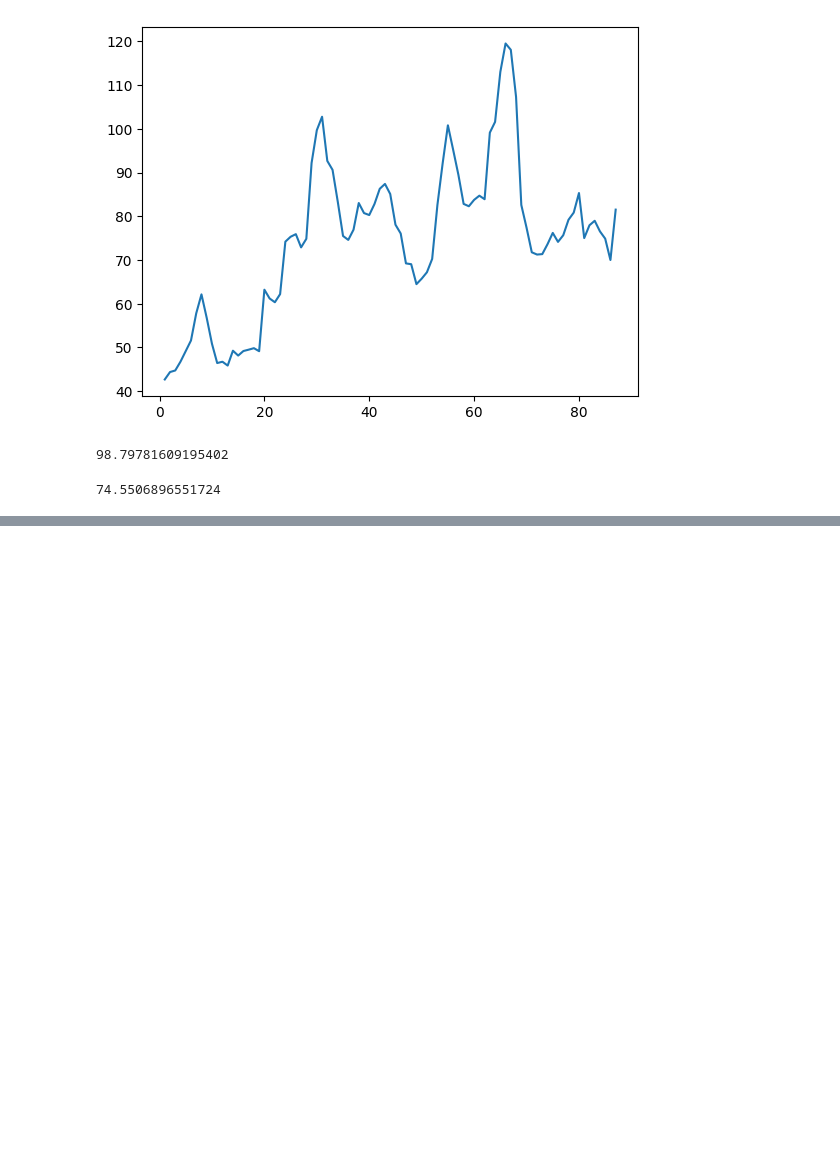
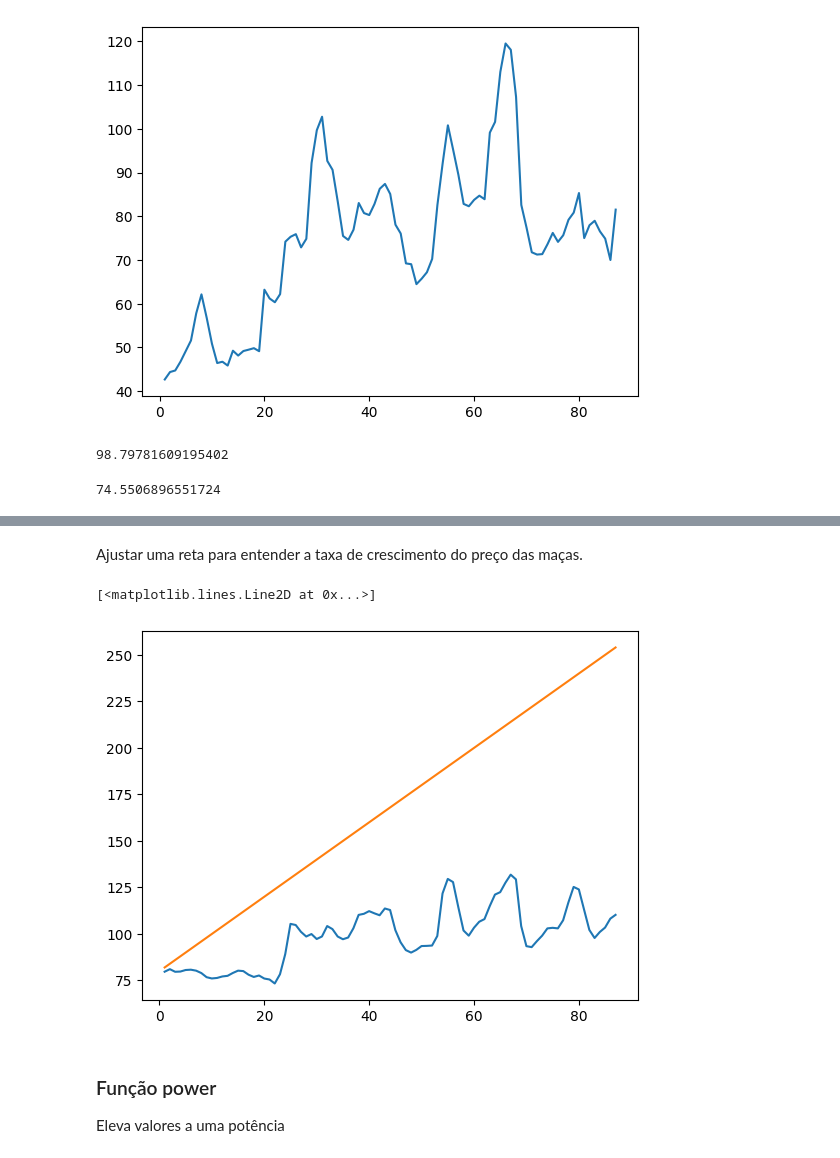
Before and after one commit to mateusopaiva/numpy, a Jupyter notebook: NumPy_análise_numérica_eficiente_com_Python.ipynb, the cells around one changed output, grey strips where cells are left out. Saved outputs shown, nothing was run; the diff lists cells and outputs as text; code cells hidden in the pictures; blank space fills up the shorter version.

```diff
--- a/NumPy_análise_numérica_eficiente_com_Python.ipynb
+++ b/NumPy_análise_numérica_eficiente_com_Python.ipynb
@@ -180,0 +170,16 @@ np.mean(Kaliningrad)
+# %% [markdown]
+Ajustar uma reta para entender a taxa de crescimento do preço das maças.
+# %%
+x = datas
+# %%
+# Equação da reta: y = a*x + b, a -> coeficiente angular, b -> coeficiente linear
+y = 2*x + 80
+# %%
+plt.plot(datas, Moscow)
+plt.plot(x, y)
+# %% [output]
+[<matplotlib.lines.Line2D at 0x...>]
+[figure, added]
+# %% [markdown]
+### Função power
+Eleva valores a uma potência
```
Also changed, not shown: parts of 24 cells of this notebook.
